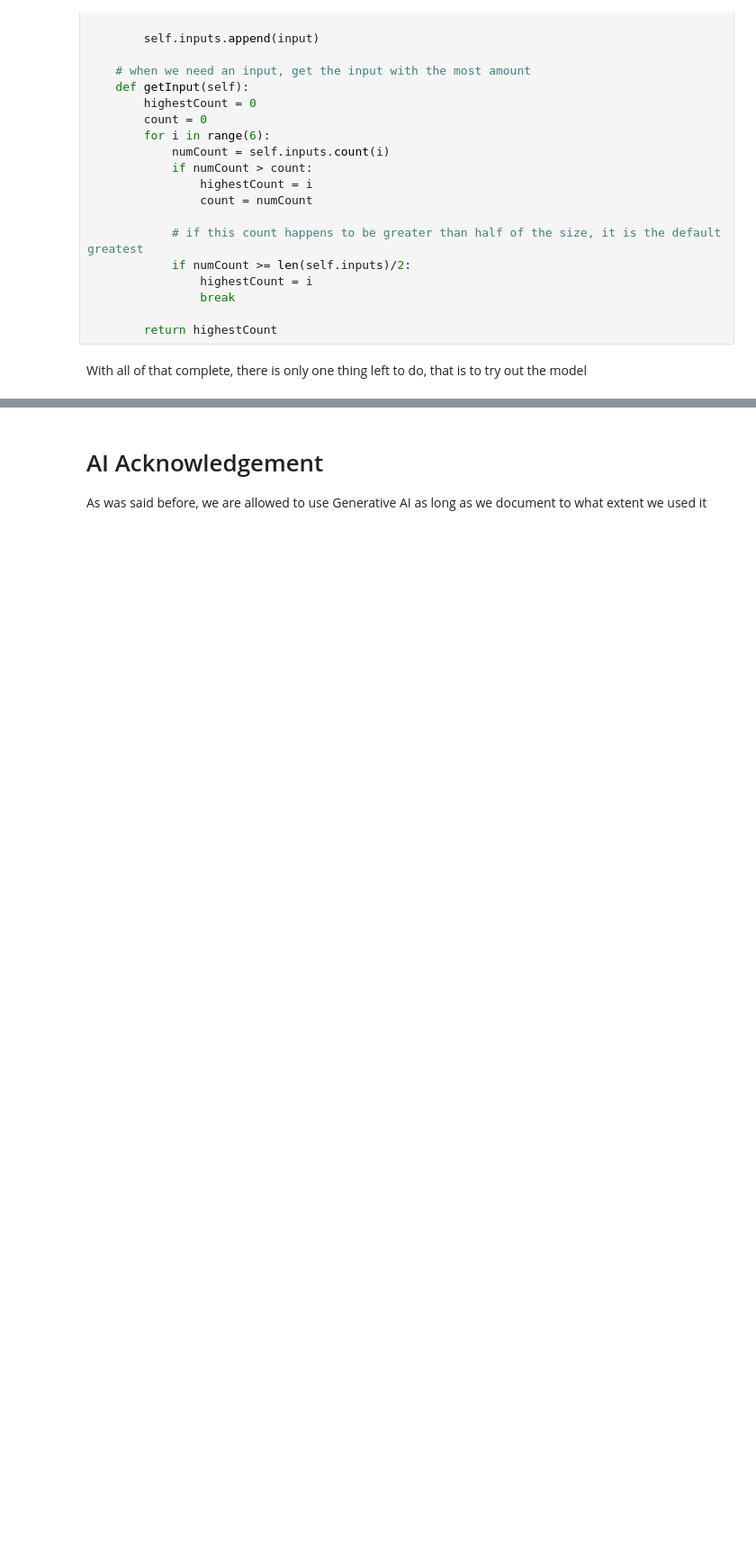
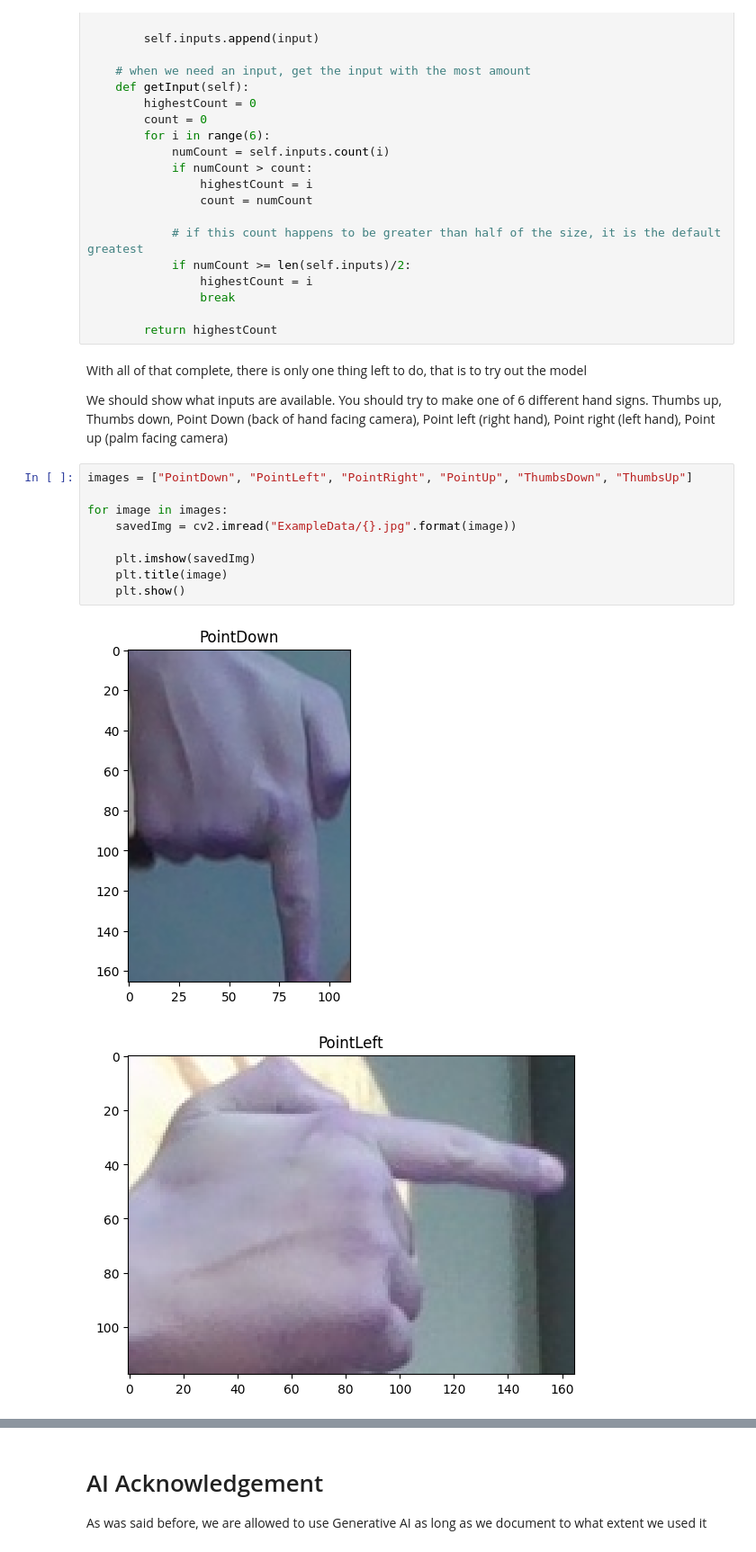
Before and after one commit to rwalsh7231/ComputerVisionFinalProject, a Jupyter notebook: Emulated Controller.ipynb, the cells around one changed output, grey strips where cells are left out. Shown at 90% size. Drawn from its saved outputs; the diff is of its cells as text; blank space fills up the shorter version.

```diff
--- a/Emulated Controller.ipynb
+++ b/Emulated Controller.ipynb
@@ -189,3 +189,17 @@ class smoothInput:
         return highestCount
 # %% [markdown]
 With all of that complete, there is only one thing left to do, that is to try out the model
+
+We should show what inputs are available. You should try to make one of 6 different hand signs. Thumbs up, Thumbs down, Point Down (back of hand facing camera), Point left (right hand), Point right (left hand), Point up (palm facing camera)
+# %%
+images = ["PointDown", "PointLeft", "PointRight", "PointUp", "ThumbsDown", "ThumbsUp"]
+
+for image in images:
+    savedImg = cv2.imread("ExampleData/{}.jpg".format(image))
+
+    plt.imshow(savedImg)
+    plt.title(image)
+    plt.show()
+# %% [output]
+[figure, added]
+[figure, added]
```
Also changed, not shown: parts of 8 cells of this notebook, 28 other files.
